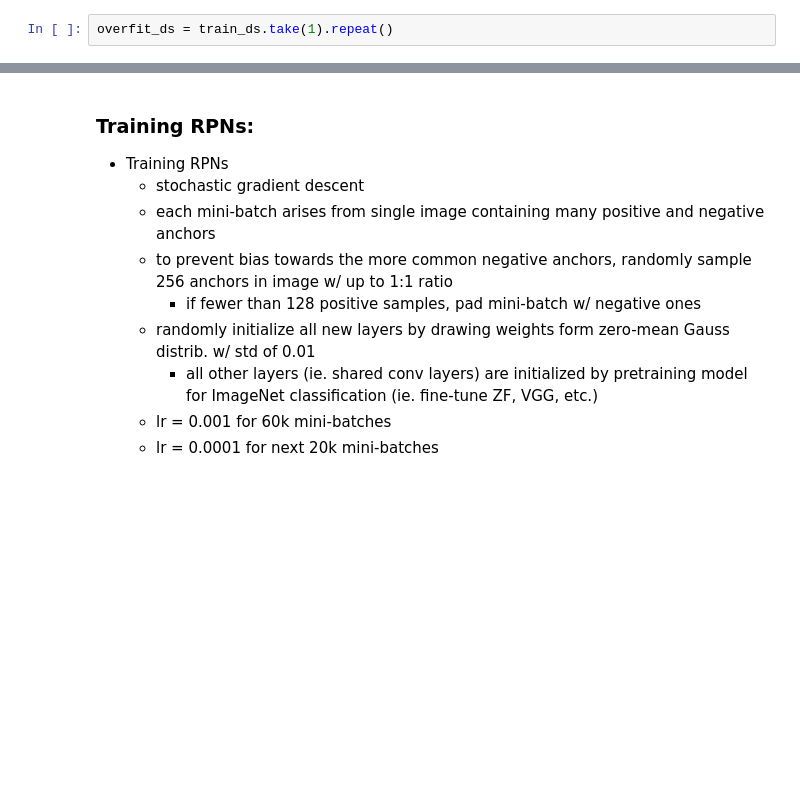
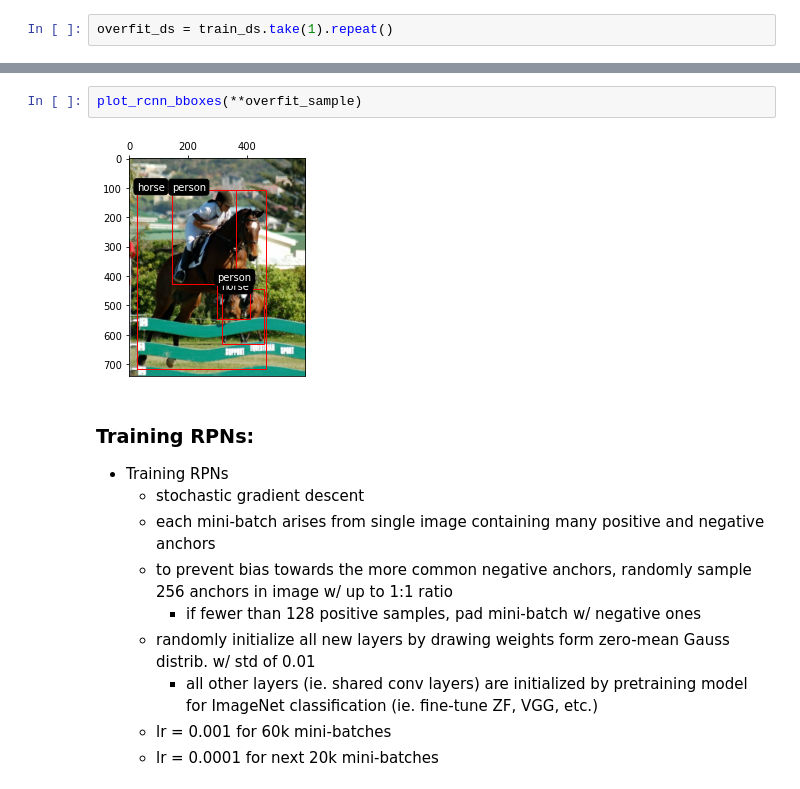
Before and after one commit to stanfidb/models, a Jupyter notebook: FasterRCNN.ipynb, the cells around one changed output, grey strips where cells are left out. Cells and saved outputs as stored; diff of their text form; blank space fills up the shorter version.

```diff
--- a/FasterRCNN.ipynb
+++ b/FasterRCNN.ipynb
@@ -1220,3 +1245,7 @@ plot_rcnn_bboxes(overfit_sample['image'], test_res[0], test_res[1], show_labels=
+# %%
+plot_rcnn_bboxes(**overfit_sample)
+# %% [output]
+[figure, added]
 # %% [markdown]
 ### Training RPNs:
 - Training RPNs
```
Also changed, not shown: parts of 19 cells of this notebook.
